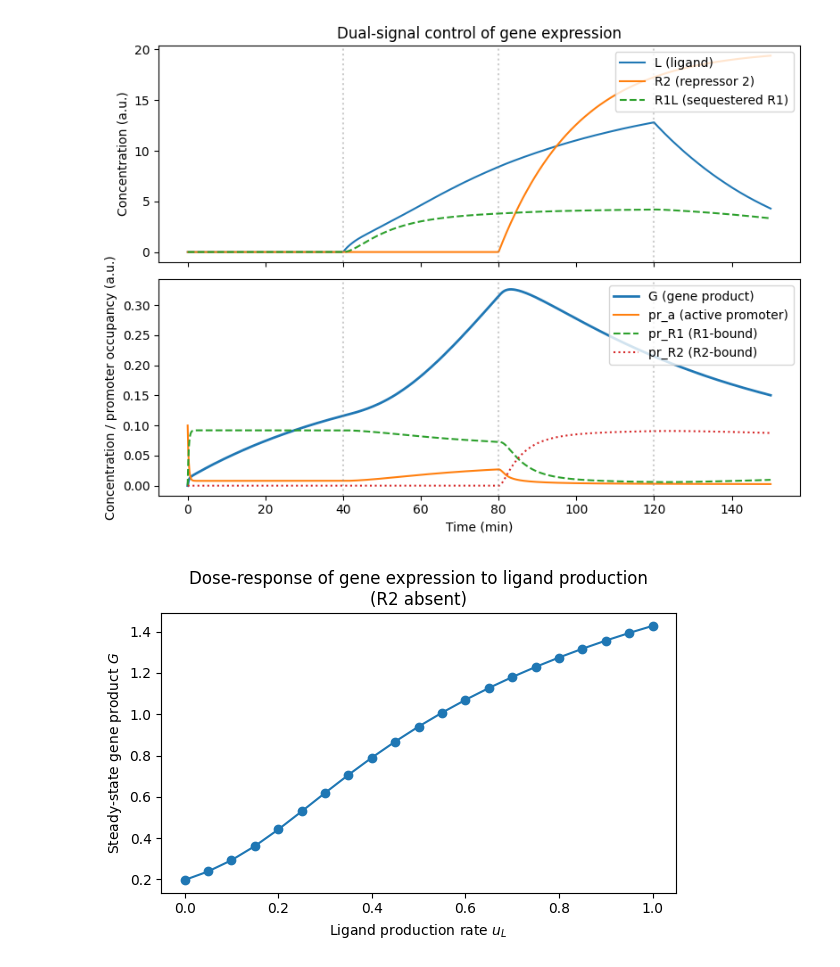
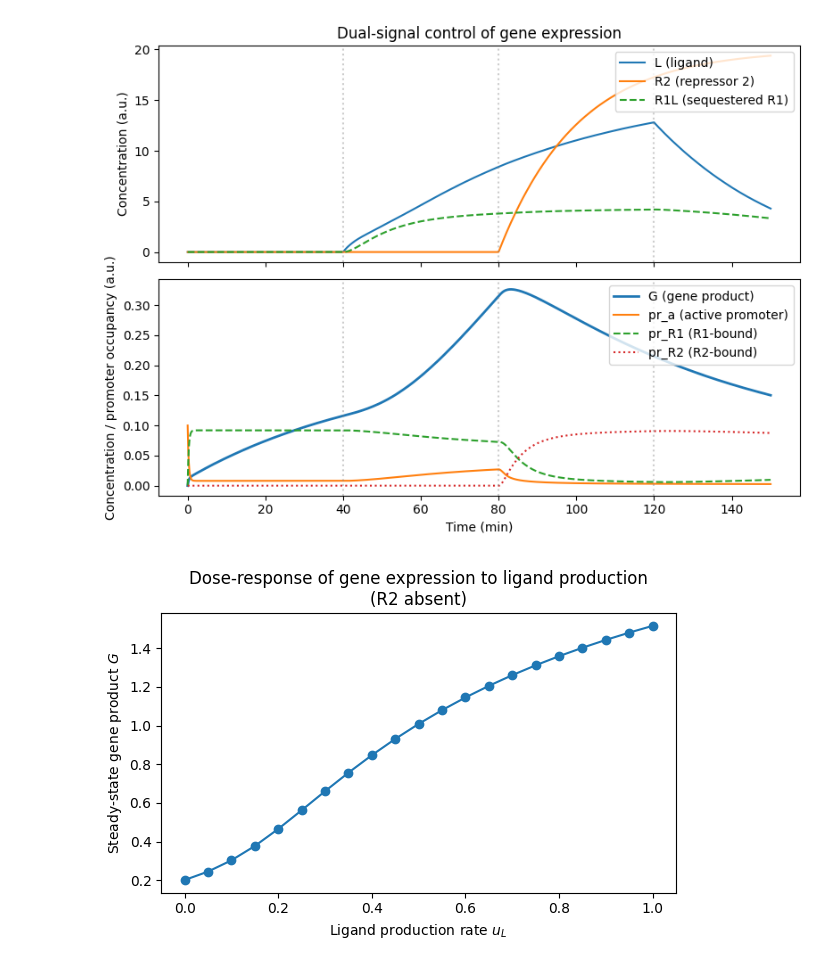
Before and after one commit to emma2tu/m178, a Jupyter notebook: final-project.ipynb, the cells around one changed output. Saved outputs shown, nothing was run; the diff lists cells and outputs as text; code cells hidden in the pictures.

```diff
--- a/final-project.ipynb
+++ b/final-project.ipynb
@@ -200,7 +246,7 @@ plt.show()
 
 # helper: run model for a given L production rate with R2 absent
 def run_model_L_rate(L_rate,
-                     t_end=200, n_points=1201):
+                     t_end=400, n_points=1201):
     """
     Simulate the system with a constant ligand production rate L_rate
     and no R2 present.
@@ -218,34 +264,46 @@ def run_model_L_rate(L_rate,
     L_prod_rate = L_rate
 
     sol = odeint(
         model, states0, t,
         args=(L_on_time, L_off_time, L_prod_rate,
               R2_on_time, R2_off_time, R2_prod_rate,
               k_a, k_b,
               k_c, k_d,
               k_e, k_f,
               k_deg1, k_deg2, k_deg3,
               k_syn)
     )
     return t, sol
 
 # sweep over ligand production rates
 L_rates = np.linspace(0.0, 1.0, 21)   # adjust max if you want a wider range
 G_ss = []
 
+# for L_rate in L_rates:
+#     t, sol = run_model_L_rate(L_rate)
+#     G_trace = sol[:, 5]  # column 5 is G
+#     # use mean of last 50 time points as "steady-state" G
+#     G_ss.append(G_trace[-50:].mean())
+
 for L_rate in L_rates:
     t, sol = run_model_L_rate(L_rate)
-    G_trace = sol[:, 5]  # column 5 is G
-    # use mean of last 50 time points as "steady-state" G
-    G_ss.append(G_trace[-50:].mean())
+    converged, steady_vals = check_steady_state(t, sol,
+                                                species_indices=[5],  # G only
+                                                window=50,
+                                                rel_tol=1e-3,
+                                                abs_tol=1e-5)
+    if not converged:
+        print(f"Warning: simulation may not have reached steady state for u_L={L_rate:.3f}")
+
+    G_ss.append(steady_vals[5])  # index 5 = G
 
 # make dose-response plot
 plt.figure(figsize=(6, 4))
 plt.plot(L_rates, G_ss, marker="o")
 plt.xlabel("Ligand production rate $u_L$")
 plt.ylabel("Steady-state gene product $G$")
 plt.title("Dose-response of gene expression to ligand production\n(R2 absent)")
 plt.tight_layout()
 plt.show()
 # %% [output]
-[figure, old version]
+[figure, new version]
```
Also changed, not shown: parts of 2 cells of this notebook.
